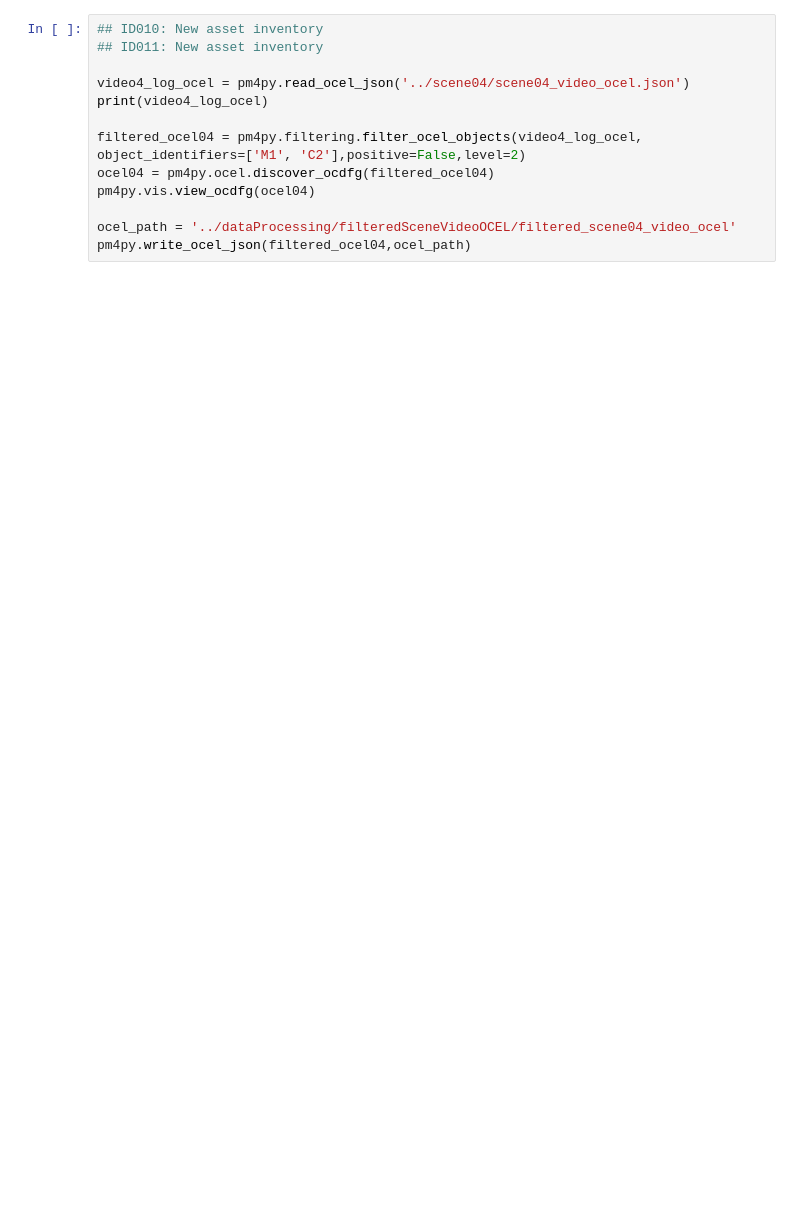
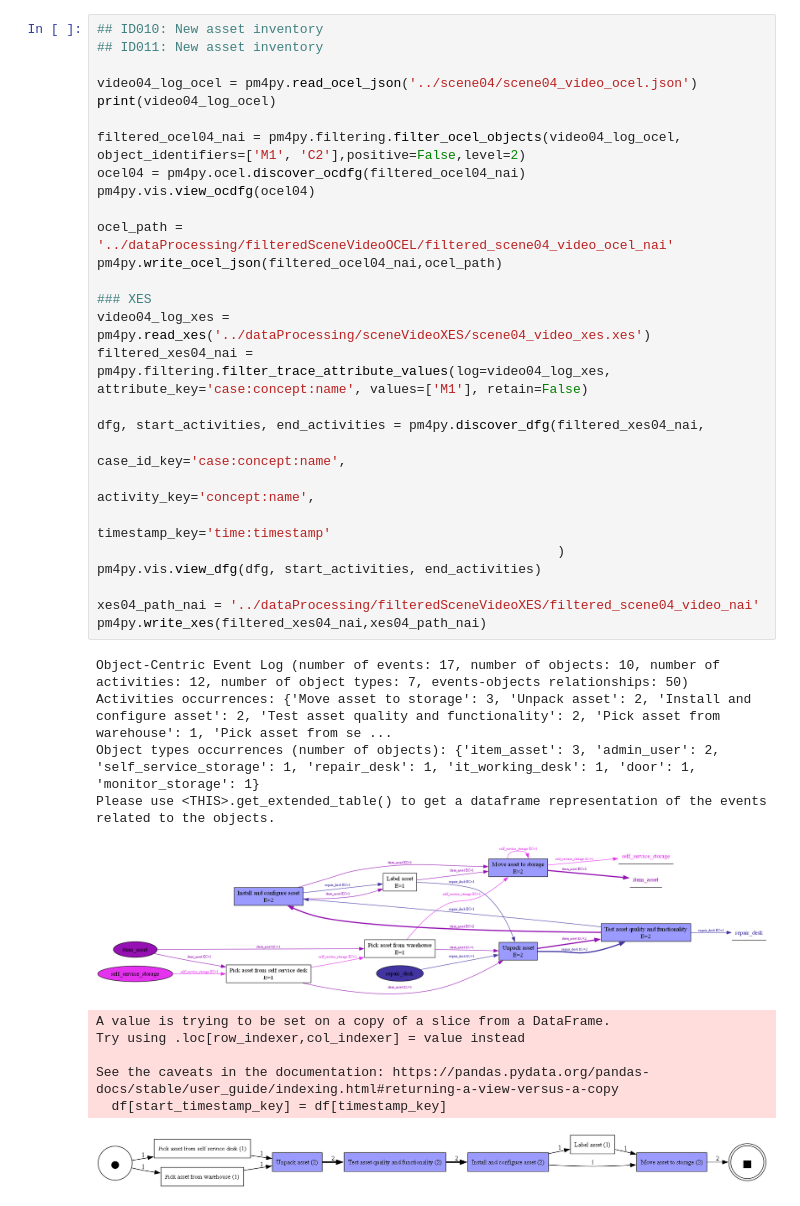
Before and after one commit to dzungtr274/processIntelligenceThema5, a Jupyter notebook: dataProcessing/frage_2_visualize_filtered_scene_videos.ipynb, the cells around one changed output. Cells and saved outputs as stored; diff of their text form; blank space fills up the shorter version.

```diff
--- a/dataProcessing/frage_2_visualize_filtered_scene_videos.ipynb
+++ b/dataProcessing/frage_2_visualize_filtered_scene_videos.ipynb
@@ -45,16 +148,42 @@ pm4py.write_ocel_json(filtered_ocel03,ocel_path)
 # %%
 ## ID010: New asset inventory
 ## ID011: New asset inventory
 
-video4_log_ocel = pm4py.read_ocel_json('../scene04/scene04_video_ocel.json')
-print(video4_log_ocel)
+video04_log_ocel = pm4py.read_ocel_json('../scene04/scene04_video_ocel.json')
+print(video04_log_ocel)
 
-filtered_ocel04 = pm4py.filtering.filter_ocel_objects(video4_log_ocel, object_identifiers=['M1', 'C2'],positive=False,level=2)
-ocel04 = pm4py.ocel.discover_ocdfg(filtered_ocel04)
+filtered_ocel04_nai = pm4py.filtering.filter_ocel_objects(video04_log_ocel, object_identifiers=['M1', 'C2'],positive=False,level=2)
+ocel04 = pm4py.ocel.discover_ocdfg(filtered_ocel04_nai)
 pm4py.vis.view_ocdfg(ocel04)
 
-ocel_path = '../dataProcessing/filteredSceneVideoOCEL/filtered_scene04_video_ocel'
-pm4py.write_ocel_json(filtered_ocel04,ocel_path)
+ocel_path = '../dataProcessing/filteredSceneVideoOCEL/filtered_scene04_video_ocel_nai'
+pm4py.write_ocel_json(filtered_ocel04_nai,ocel_path)
+
+### XES
+video04_log_xes = pm4py.read_xes('../dataProcessing/sceneVideoXES/scene04_video_xes.xes')
+filtered_xes04_nai = pm4py.filtering.filter_trace_attribute_values(log=video04_log_xes, attribute_key='case:concept:name', values=['M1'], retain=False)
+
+dfg, start_activities, end_activities = pm4py.discover_dfg(filtered_xes04_nai,
+                                                           case_id_key='case:concept:name',
+                                                           activity_key='concept:name',
+                                                           timestamp_key='time:timestamp'
+                                                           )
+pm4py.vis.view_dfg(dfg, start_activities, end_activities)
+
+xes04_path_nai = '../dataProcessing/filteredSceneVideoXES/filtered_scene04_video_nai'
+pm4py.write_xes(filtered_xes04_nai,xes04_path_nai)
+# %% [output]
+Object-Centric Event Log (number of events: 17, number of objects: 10, number of activities: 12, number of object types: 7, events-objects relationships: 50)
+Activities occurrences: {'Move asset to storage': 3, 'Unpack asset': 2, 'Install and configure asset': 2, 'Test asset quality and functionality': 2, 'Pick asset from warehouse': 1, 'Pick asset from se ...
+Object types occurrences (number of objects): {'item_asset': 3, 'admin_user': 2, 'self_service_storage': 1, 'repair_desk': 1, 'it_working_desk': 1, 'door': 1, 'monitor_storage': 1}
+Please use <THIS>.get_extended_table() to get a dataframe representation of the events related to the objects.
+[figure, added]
+A value is trying to be set on a copy of a slice from a DataFrame.
+Try using .loc[row_indexer,col_indexer] = value instead
+
+See the caveats in the documentation: https://pandas.pydata.org/pandas-docs/stable/user_guide/indexing.html#returning-a-view-versus-a-copy
+  df[start_timestamp_key] = df[timestamp_key]
+[figure, added]
 # %%
 ## ID014: Self-service asset check-out
 
```
Also changed, not shown: parts of 14 cells of this notebook.
